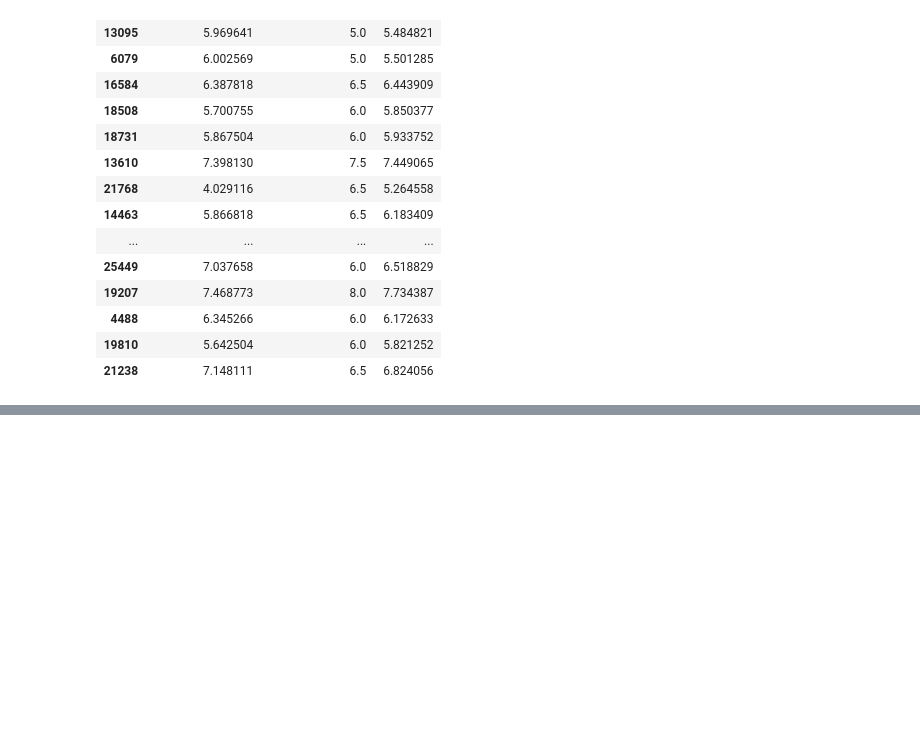
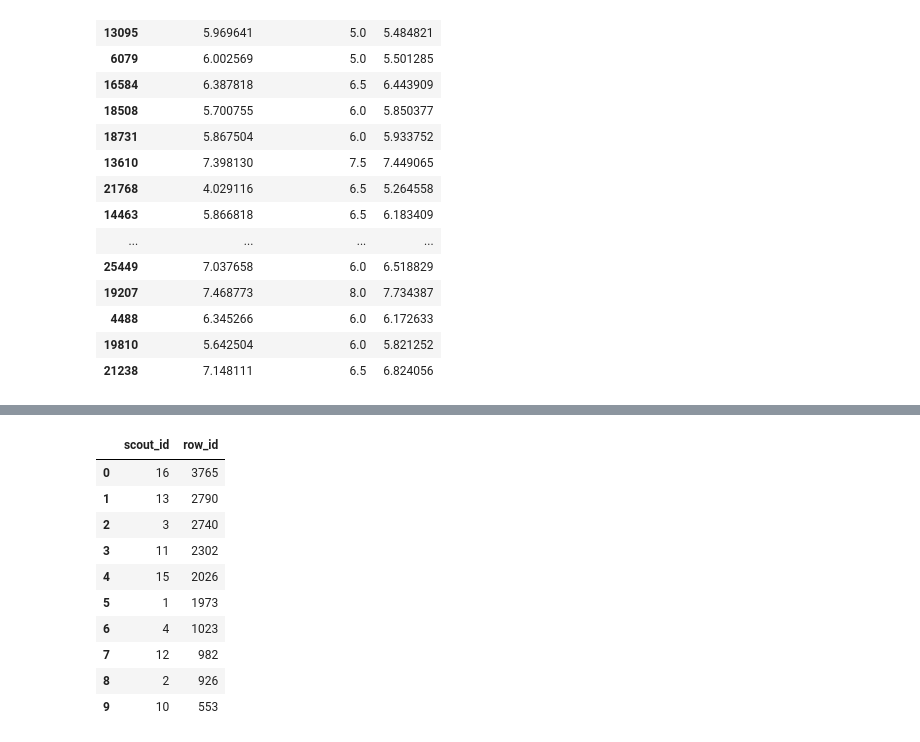
Before and after one commit to koliankolin/f_h, a Jupyter notebook: notebooks/Model.ipynb, the cells around one changed output, grey strips where cells are left out. Cells and saved outputs as stored; diff of their text form; code cells hidden in the pictures; blank space fills up the shorter version.

```diff
--- a/notebooks/Model.ipynb
+++ b/notebooks/Model.ipynb
@@ -170,0 +278,16 @@ pd.DataFrame(predicts["combined"].values, row_id_test, columns=["rating_num"]).t
+# %%
+scout_id_groups = pd.read_csv("../data/helpers/scout_id_grouped.csv")
+# %%
+scout_id_groups.head(10)
+# %% [output]
+|  | scout_id | row_id |
+| 0 | 16 | 3765 |
+| 1 | 13 | 2790 |
+| 2 | 3 | 2740 |
+| 3 | 11 | 2302 |
+| 4 | 15 | 2026 |
+| 5 | 1 | 1973 |
+| 6 | 4 | 1023 |
+| 7 | 12 | 982 |
+| 8 | 2 | 926 |
+| 9 | 10 | 553 |
```
Also changed, not shown: parts of 19 cells of this notebook, 5 other files.
